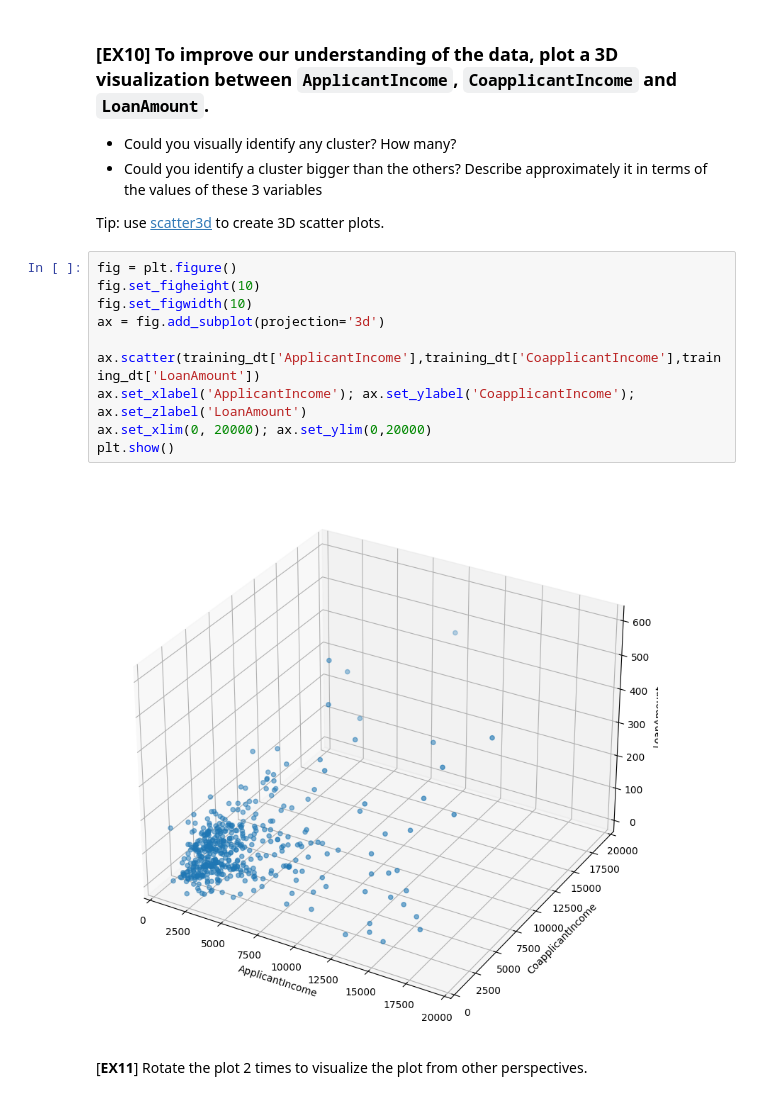
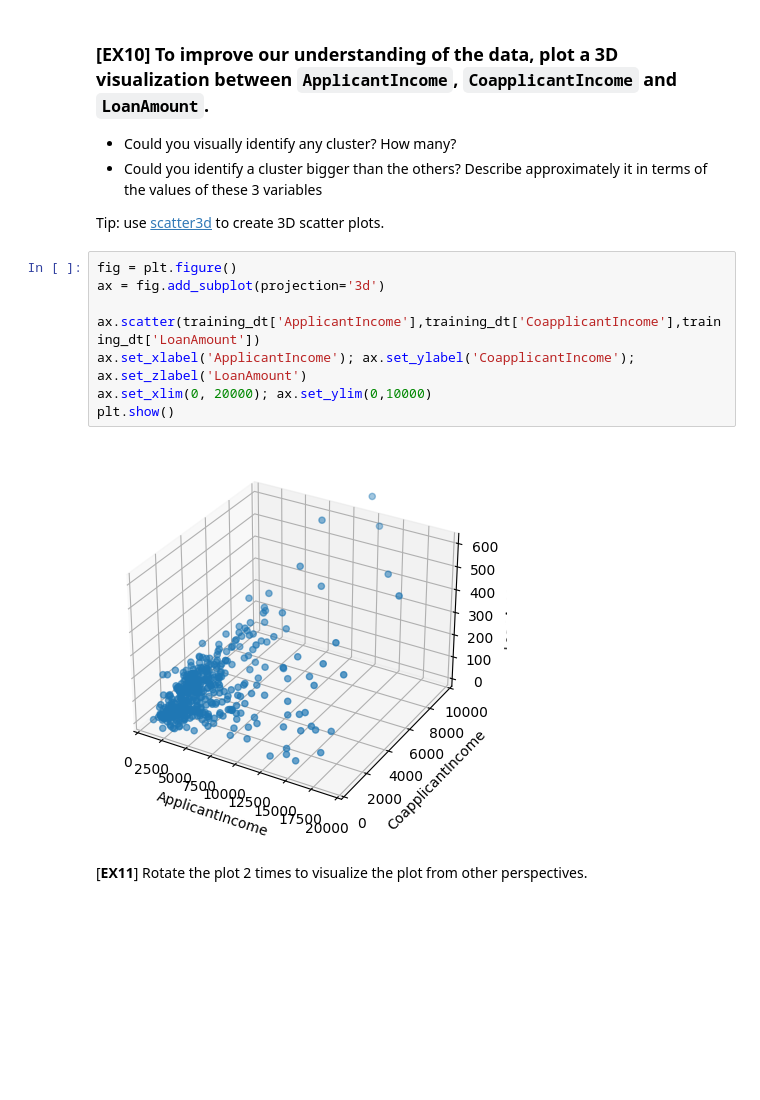
Before and after one commit to WdnLiu/ML2023, a Jupyter notebook: Project_students/P5_students.ipynb, the cells around one changed output. Drawn from its saved outputs; the diff is of its cells as text; blank space fills up the shorter version.

```diff
--- a/Project_students/P5_students.ipynb
+++ b/Project_students/P5_students.ipynb
@@ -407,15 +407,13 @@ Si juntamos las variables, podemos ver como todas se acumulan cerca del origen d
 Tip: use [scatter3d](https://matplotlib.org/3.1.1/gallery/mplot3d/scatter3d.html) to create 3D scatter plots.
 # %%
 fig = plt.figure()
-fig.set_figheight(10)
-fig.set_figwidth(10)
 ax = fig.add_subplot(projection='3d')
 
 ax.scatter(training_dt['ApplicantIncome'],training_dt['CoapplicantIncome'],training_dt['LoanAmount'])
 ax.set_xlabel('ApplicantIncome'); ax.set_ylabel('CoapplicantIncome'); ax.set_zlabel('LoanAmount')
-ax.set_xlim(0, 20000); ax.set_ylim(0,20000)
+ax.set_xlim(0, 20000); ax.set_ylim(0,10000)
 plt.show()
 # %% [output]
-[figure, old version]
+[figure, new version]
 # %% [markdown]
 [**EX11**] Rotate the plot 2 times to visualize the plot from other perspectives.
```
Also changed, not shown: parts of 15 cells of this notebook.
